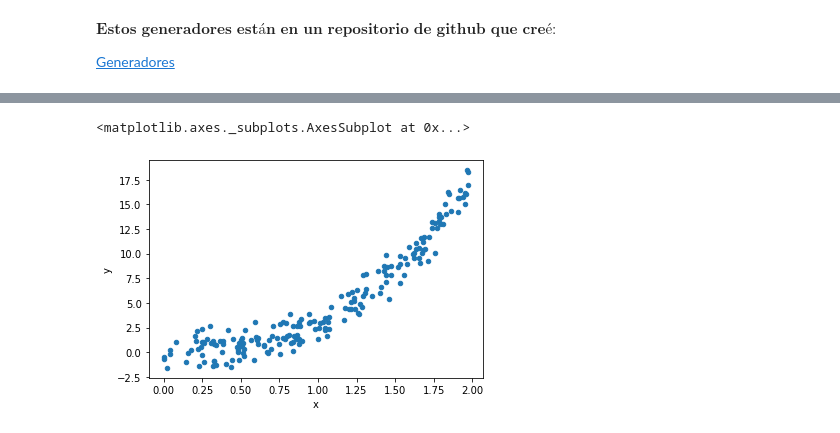
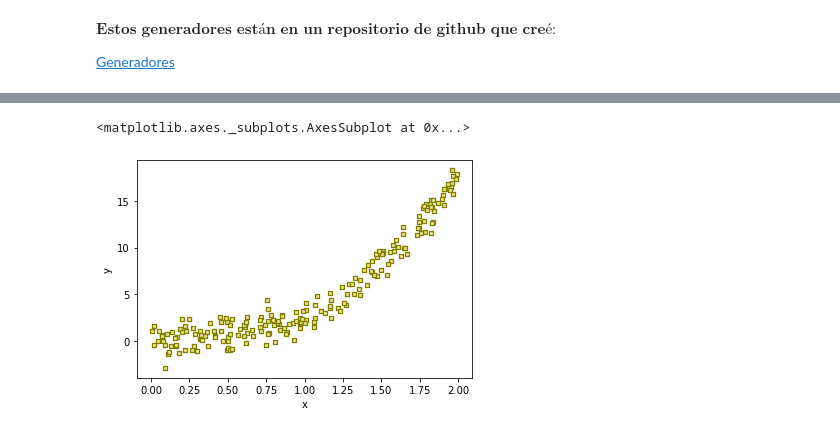
Before and after one commit to Radhe-0/Practicas, a Jupyter notebook: Practicas_Numpy.ipynb, the cells around one changed output, grey strips where cells are left out. Cells and saved outputs as stored; diff of their text form; code cells hidden in the pictures.

```diff
--- a/Practicas_Numpy.ipynb
+++ b/Practicas_Numpy.ipynb
@@ -85,9 +85,9 @@ df
 200 rows × 2 columns
 # %%
-df.plot.scatter(x='x',y='y')
+df.plot.scatter(x='x',y='y',c='khaki',edgecolors='olive',marker='s',linewidths=1.3)
 # %% [output]
 <matplotlib.axes._subplots.AxesSubplot at 0x...>
-[figure, old version]
+[figure, new version]
 # %%
 # Generadores de datos para practicar clasificación
 
```
Also changed, not shown: parts of 11 cells of this notebook.
